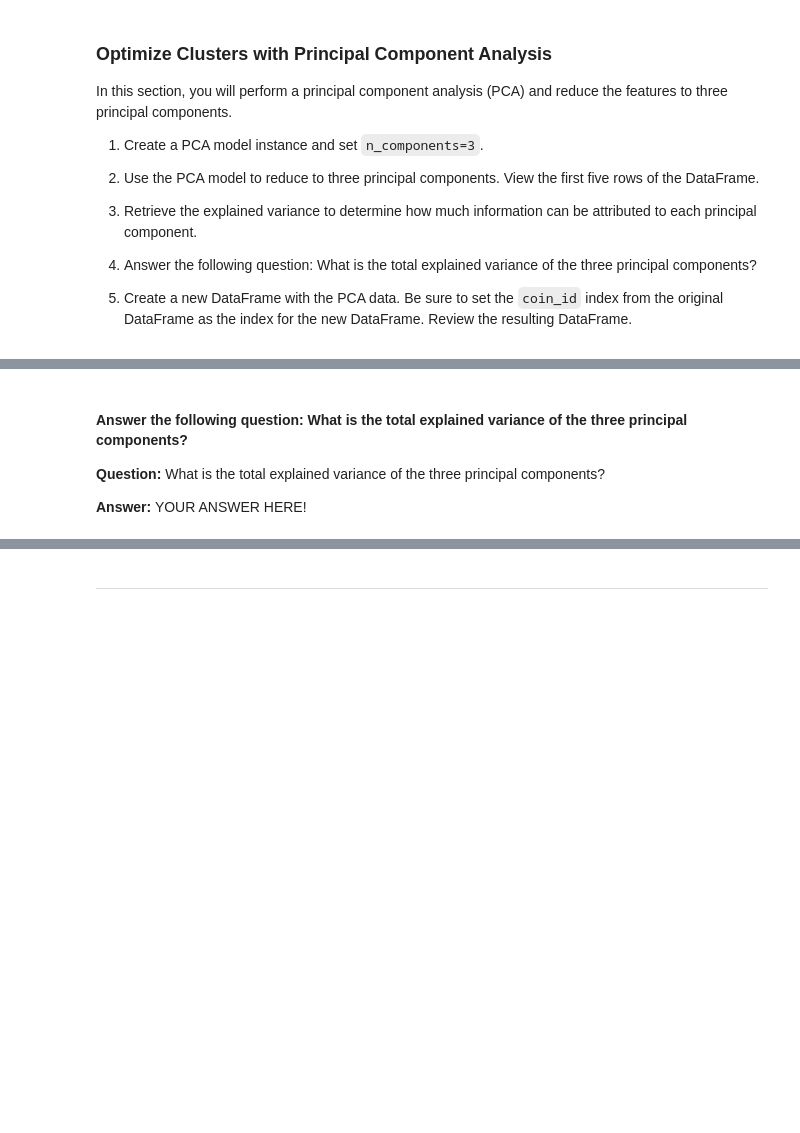
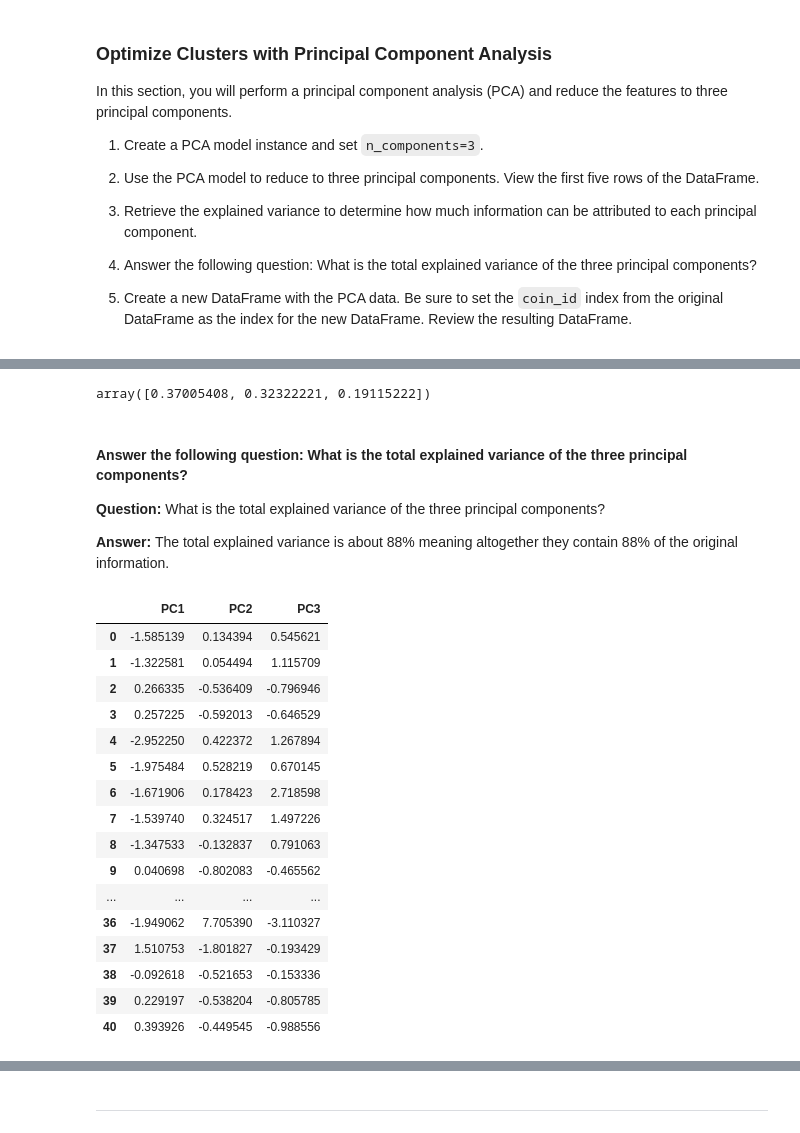
Before and after one commit to ccharafeddine/Crypto_Clustering, a Jupyter notebook: crypto_investments.ipynb, the cells around one changed output, grey strips where cells are left out. Cells and saved outputs as stored; diff of their text form; code cells hidden in the pictures; blank space fills up the shorter version.

```diff
--- a/crypto_investments.ipynb
+++ b/crypto_investments.ipynb
@@ -261,11 +262,11 @@ In this section, you will perform a principal component analysis (PCA) and reduc
 5. Create a new DataFrame with the PCA data. Be sure to set the `coin_id` index from the original DataFrame as the index for the new DataFrame. Review the resulting DataFrame.
 # %%
 # Create a PCA model instance and set `n_components=3`.
-# YOUR CODE HERE!
+pca = PCA(n_components=3)
 # %%
 # Use the PCA model with `fit_transform` to reduce to
 # three principal components.
-# YOUR CODE HERE!
+crypto_pca_data = pca.fit_transform(df_market_data_scaled)
 
 # View the first five rows of the DataFrame.
-# YOUR CODE HERE!
+crypto_pca_data
@@ -272,25 +291,38 @@ In this section, you will perform a principal component analysis (PCA) and reduc
 # %%
 # Retrieve the explained variance to determine how much information
 # can be attributed to each principal component.
-# YOUR CODE HERE!
+pca.explained_variance_ratio_
+# %% [output]
+array([0.37005408, 0.32322221, 0.19115222])
 # %% [markdown]
 #### Answer the following question: What is the total explained variance of the three principal components?
 
 **Question:** What is the total explained variance of the three principal components?
 
-**Answer:** YOUR ANSWER HERE!
+**Answer:** The total explained variance is about 88% meaning altogether they contain 88% of the original information.
 # %%
 # Create a new DataFrame with the PCA data.
 # Note: The code for this step is provided for you
 
 # Creating a DataFrame with the PCA data
-# YOUR CODE HERE!
-
-# Copy the crypto names from the original data
-# YOUR CODE HERE!
-
-# Set the coinid column as index
-# YOUR CODE HERE!
-
-# Display sample data
-# YOUR CODE HERE!
+# PC: Principal Component
+pca_dataframe = pd.DataFrame(crypto_pca_data, columns=["PC1", "PC2", "PC3"])
+pca_dataframe
+# %% [output]
+|  | PC1 | PC2 | PC3 |
+| 0 | -1.585139 | 0.134394 | 0.545621 |
+| 1 | -1.322581 | 0.054494 | 1.115709 |
+| 2 | 0.266335 | -0.536409 | -0.796946 |
+| 3 | 0.257225 | -0.592013 | -0.646529 |
+| 4 | -2.952250 | 0.422372 | 1.267894 |
+| 5 | -1.975484 | 0.528219 | 0.670145 |
+| 6 | -1.671906 | 0.178423 | 2.718598 |
+| 7 | -1.539740 | 0.324517 | 1.497226 |
+| 8 | -1.347533 | -0.132837 | 0.791063 |
+| 9 | 0.040698 | -0.802083 | -0.465562 |
+| ... | ... | ... | ... |
+| 36 | -1.949062 | 7.705390 | -3.110327 |
+| 37 | 1.510753 | -1.801827 | -0.193429 |
+| 38 | -0.092618 | -0.521653 | -0.153336 |
+| 39 | 0.229197 | -0.538204 | -0.805785 |
+| 40 | 0.393926 | -0.449545 | -0.988556 |
```
Also changed, not shown: parts of 11 cells of this notebook.
